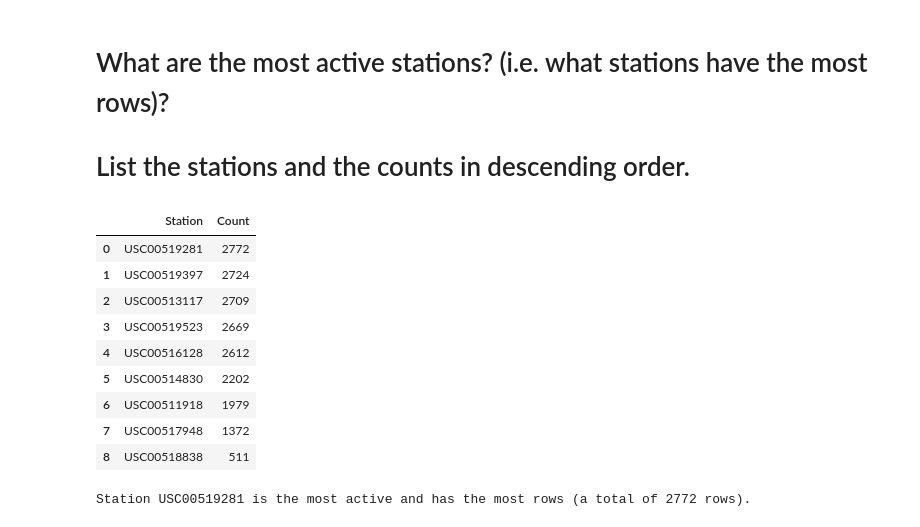
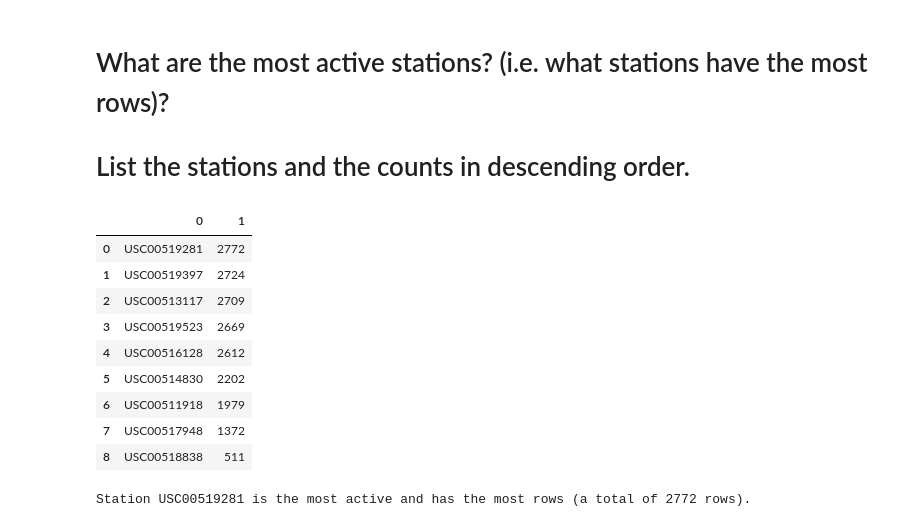
Before and after one commit to coreymcculley/sqlalchemy-challenge, a Jupyter notebook: CM_climate_starter.ipynb, the cells around one changed output. Cells and saved outputs as stored; diff of their text form; code cells hidden in the pictures.

```diff
--- a/CM_climate_starter.ipynb
+++ b/CM_climate_starter.ipynb
@@ -126,28 +131,29 @@ There are 9 stations included in this data set.
 # %%
 #Collect station information
 station=[]
 count=[]
 activity = session.query(Measurement).group_by(Measurement.station)
 for x in activity:
     station.append(x.station)
 #Group by station
 total = session.query(func.count(Measurement.id)).group_by(Measurement.station)
 for x in total:
     count.append(x)
 combined = []
-for i in range(len(c)):
+for i in range(len(count)):
     combined.append((count[i][0], station[i]))
 
 # Switch column order and print out activity by station in descending order.
 combined.sort(reverse=True)
 combined_col_switch = []
 for i in range(len(combined)):
     combined_col_switch.append((combined[i][1], combined[i][0]))
 
 station_activity_df = pd.DataFrame(combined_col_switch)
 station_activity_df.rename(columns={0: "Station", 1: "Count"})
+station_activity_df
 # %% [output]
-|  | Station | Count |
+|  | 0 | 1 |
 | 0 | USC00519281 | 2772 |
 | 1 | USC00519397 | 2724 |
 | 2 | USC00513117 | 2709 |
```
Also changed, not shown: parts of 4 cells of this notebook.
